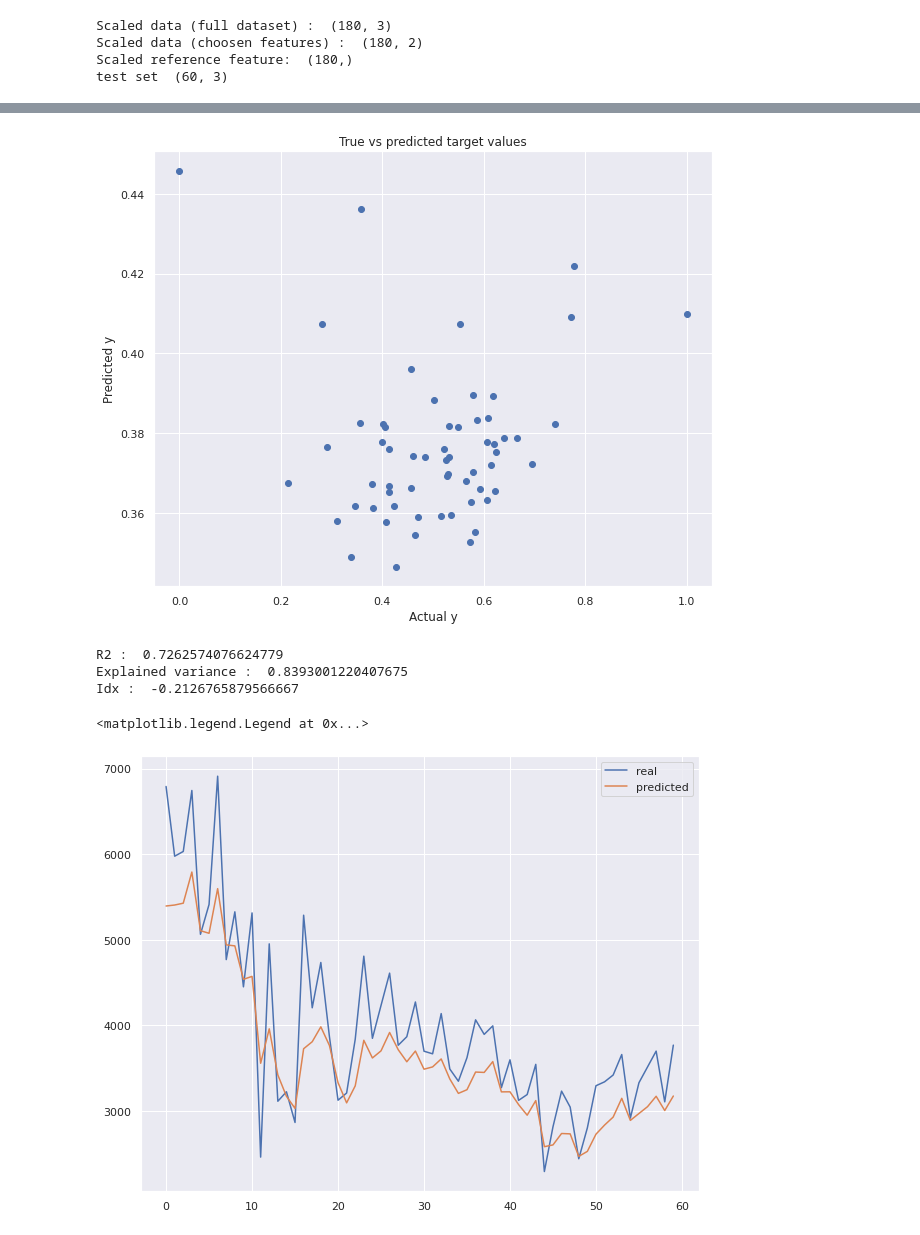
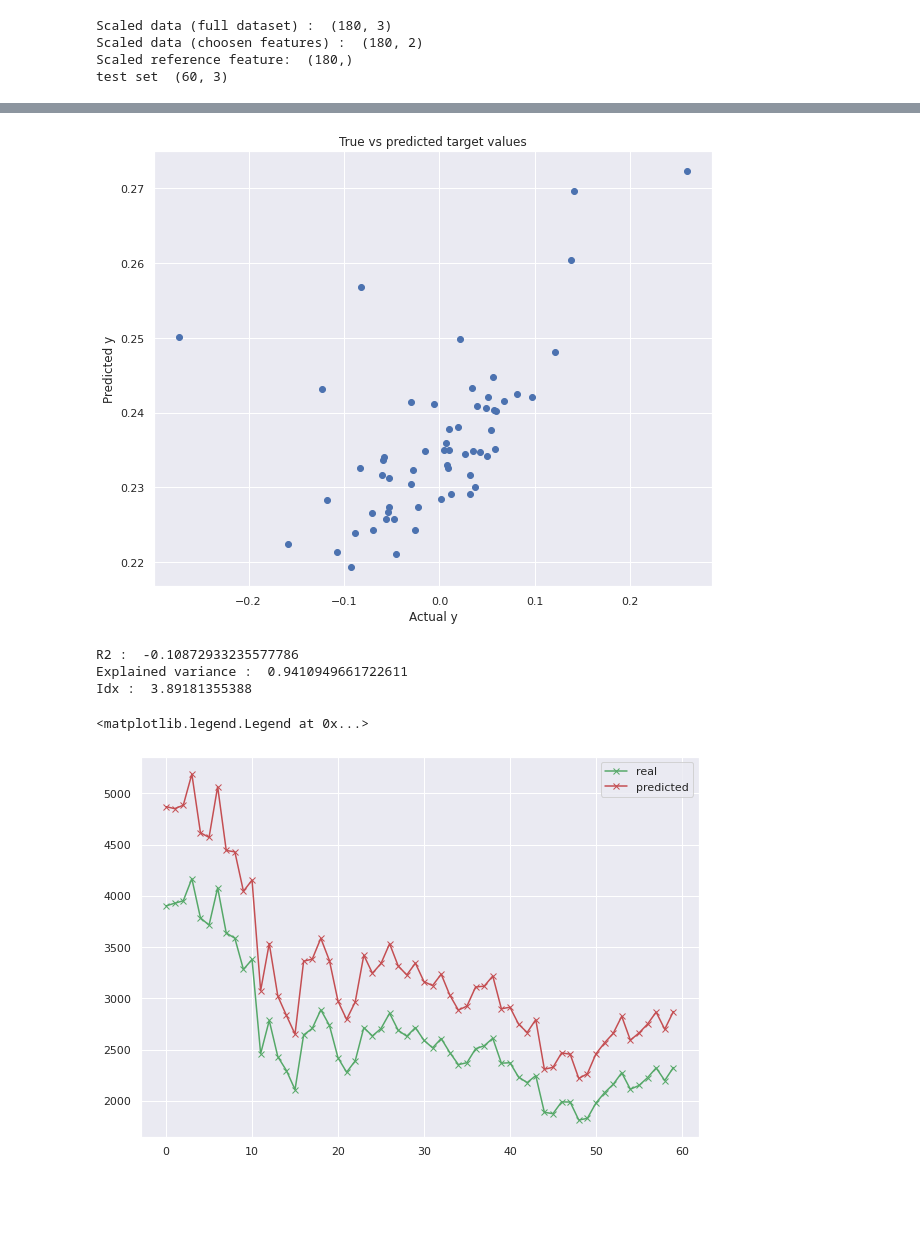
Before and after one commit to AntoninoParisi/HMM_crypto_forecasting, a Jupyter notebook: progetto_ML.ipynb, the cells around one changed output, grey strips where cells are left out. Saved outputs shown, nothing was run; the diff lists cells and outputs as text; code cells hidden in the pictures; blank space fills up the shorter version.

```diff
--- a/progetto_ML.ipynb
+++ b/progetto_ML.ipynb
@@ -457,17 +472,12 @@ plt.show()
 
 
 predicted_set_closing_price_LR = []
-set_closing_price_LR = []
 
 
 
 index=0
 for i in y_60_days_pred:
   predicted_set_closing_price_LR.append(close_test[index]*(i+1)) # inverse formula
-  index = index+1
-index=0
-for i in y_test:
-  set_closing_price_LR.append(close_test[index]*(i+1)) # inverse formula
   index = index+1
 
 
@@ -484,17 +494,17 @@ idx_train[idx_train == -np.inf] = 0
 
 
 
-print('R2 : ',r2_score(set_closing_price_LR, predicted_set_closing_price_LR)) # 1 is best value, can be negative
-print('Explained variance : ',explained_variance_score(set_closing_price_LR, predicted_set_closing_price_LR)) # 1 is best value
+print('R2 : ',r2_score(close_test, predicted_set_closing_price_LR)) # 1 is best value, can be negative
+print('Explained variance : ',explained_variance_score(close_test, predicted_set_closing_price_LR)) # 1 is best value
 print('Idx : ',np.mean(idx)) # 0 is best value
 
 print('R2 train: ',r2_score(y, y_pred)) # 1 is best value, can be negative
 print('Explained variance train: ',explained_variance_score(y, y_pred)) # 1 is best value
 print('Idx train: ',np.mean(idx_train)) # 0 is best value
 
-
-plt.plot(np.arange(len(set_closing_price_LR)),set_closing_price_LR,label='real')
-plt.plot(np.arange(len(predicted_set_closing_price_LR)),predicted_set_closing_price_LR,label='predicted')
+plt.figure(figsize=[10,7])
+plt.plot(np.arange(len(close_test)),close_test,'g-x',label='real')
+plt.plot(np.arange(len(predicted_set_closing_price_LR)),predicted_set_closing_price_LR,'r-x',label='predicted')
 plt.legend()
 # %% [output]
 Projection matrix: [ 1.00000000e+00  3.85524945e-14 -3.66096042e-14]
@@ -528,7 +538,7 @@ plt.ylabel("Loss")
 plt.title("Loss value over iteration")
 plt.show()
 
-y_pred_sksgd = model.predict(test_all)
+y_pred_sksgd = model.predict(test_set)
 plt.scatter(y_test, y_pred_sksgd)
 plt.title('True vs predicted target values')
 plt.xlabel('Actual y')
@@ -536,7 +546,6 @@ plt.ylabel('Predicted y')
 plt.show()
 
 predicted_set_closing_price_LR = []
-set_closing_price_LR = []
 
 
 
@@ -544,10 +553,7 @@ index=0
 for i in y_pred_sksgd:
   predicted_set_closing_price_LR.append(close_test[index]*(i+1)) # inverse formula
   index = index+1
-index=0
-for i in y_test:
-  set_closing_price_LR.append(close_test[index]*(i+1)) # inverse formula
-  index = index+1
+
 
 
 
@@ -557,11 +563,13 @@ idx[idx == -np.inf] = 0
 
 
 
-print('R2 : ',r2_score(set_closing_price_LR, predicted_set_closing_price_LR)) # 1 is best value, can be negative
-print('Explained variance : ',explained_variance_score(set_closing_price_LR, predicted_set_closing_price_LR)) # 1 is best value
+print('R2 : ',r2_score(close_test, predicted_set_closing_price_LR)) # 1 is best value, can be negative
+print('Explained variance : ',explained_variance_score(close_test, predicted_set_closing_price_LR)) # 1 is best value
 print('Idx : ',np.mean(idx)) # 0 is best value
 
-plt.plot(np.arange(len(set_closing_price_LR)),set_closing_price_LR,label='real')
-plt.plot(np.arange(len(predicted_set_closing_price_LR)),predicted_set_closing_price_LR,label='predicted')
+
+plt.figure(figsize=[10,7])
+plt.plot(np.arange(len(close_test)),close_test,'g-x',label='real')
+plt.plot(np.arange(len(predicted_set_closing_price_LR)),predicted_set_closing_price_LR,'r-x',label='predicted')
 plt.legend()
 # %% [output]
@@ -573,10 +581,10 @@ Iteration 80/100, Loss: 0.0038586566433362543
 [figure]
-[figure, old version]
+[figure, new version]
-R2 :  0.7262574076624779
-Explained variance :  0.8393001220407675
-Idx :  -0.2126765879566667
+R2 :  -0.10872933235577786
+Explained variance :  0.9410949661722611
+Idx :  3.89181355388
 <matplotlib.legend.Legend at 0x...>
-[figure, old version]
+[figure, new version]
 # %%
 lr_all, lr_sm = LinearRegression().fit(X_all, y), LinearRegression().fit(X_sm, y)
 y_pred_all, y_pred_sm = lr_all.predict(X_all), lr_sm.predict(X_sm)
```
Also changed, not shown: parts of 14 cells of this notebook.
